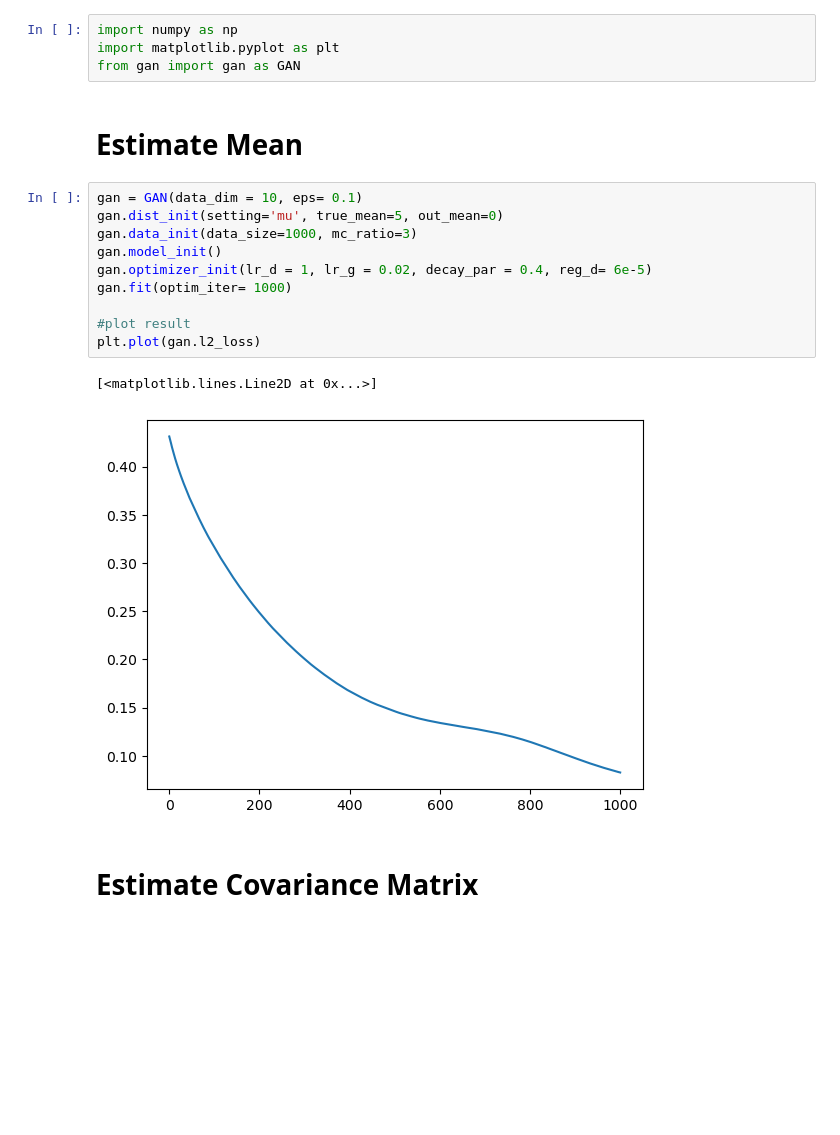
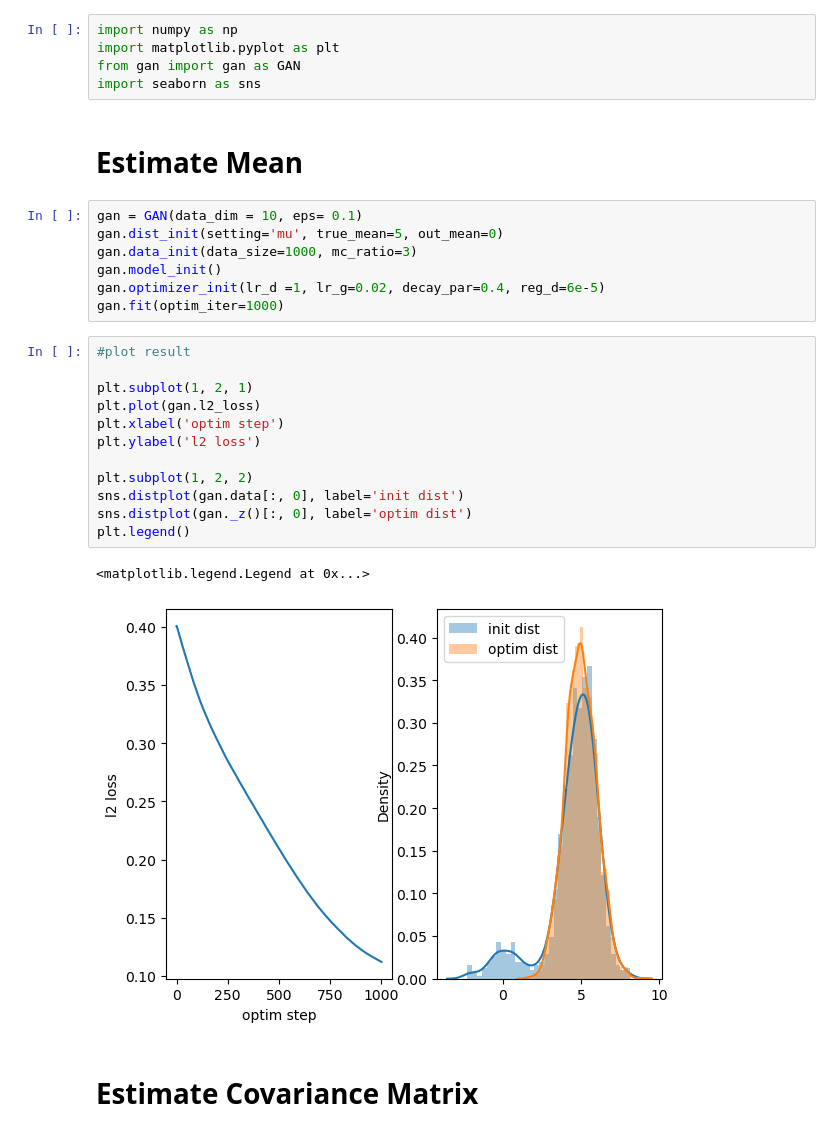
Before and after one commit to monarsan/robust-GAN, a Jupyter notebook: work/main/demo.ipynb, the cells around one changed output. Saved outputs shown, nothing was run; the diff lists cells and outputs as text; blank space fills up the shorter version.

Commit message:
add:distplot

```diff
--- a/work/main/demo.ipynb
+++ b/work/main/demo.ipynb
@@ -2,6 +2,7 @@
 import numpy as np
 import matplotlib.pyplot as plt
 from gan import gan as GAN
+import seaborn as sns
 # %% [markdown]
 # Estimate Mean
 # %%
@@ -9,14 +10,23 @@ gan = GAN(data_dim = 10, eps= 0.1)
 gan.dist_init(setting='mu', true_mean=5, out_mean=0)
 gan.data_init(data_size=1000, mc_ratio=3)
 gan.model_init()
-gan.optimizer_init(lr_d = 1, lr_g = 0.02, decay_par = 0.4, reg_d= 6e-5)
-gan.fit(optim_iter= 1000)
-
-#plot result
-plt.plot(gan.l2_loss)
+gan.optimizer_init(lr_d =1, lr_g=0.02, decay_par=0.4, reg_d=6e-5)
+gan.fit(optim_iter=1000)
-# %% [output]
-[<matplotlib.lines.Line2D at 0x...>]
-[figure, removed]
+# %%
+#plot result
+
+plt.subplot(1, 2, 1)
+plt.plot(gan.l2_loss)
+plt.xlabel('optim step')
+plt.ylabel('l2 loss')
+
+plt.subplot(1, 2, 2)
+sns.distplot(gan.data[:, 0], label='init dist')
+sns.distplot(gan._z()[:, 0], label='optim dist')
+plt.legend()
+# %% [output]
+<matplotlib.legend.Legend at 0x...>
+[figure, added]
 # %% [markdown]
 # Estimate Covariance Matrix
 # %%
```
